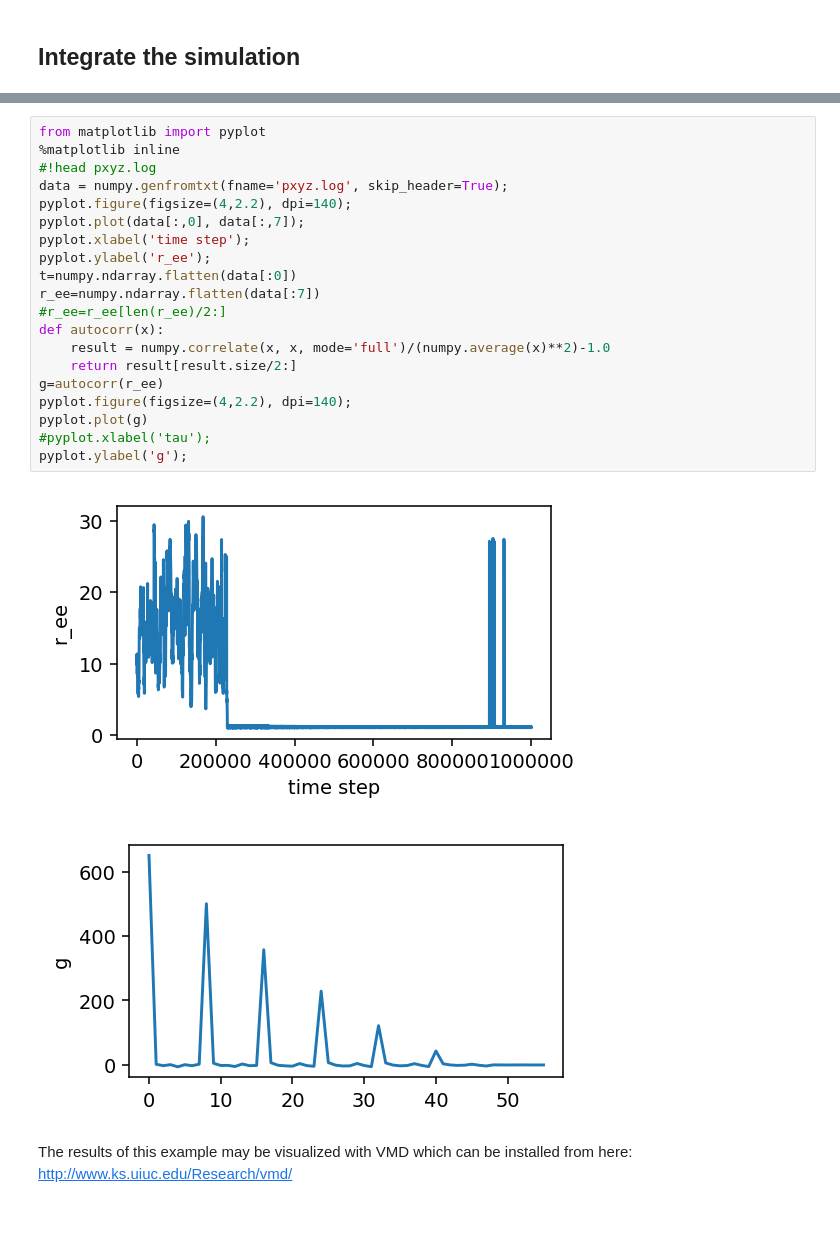
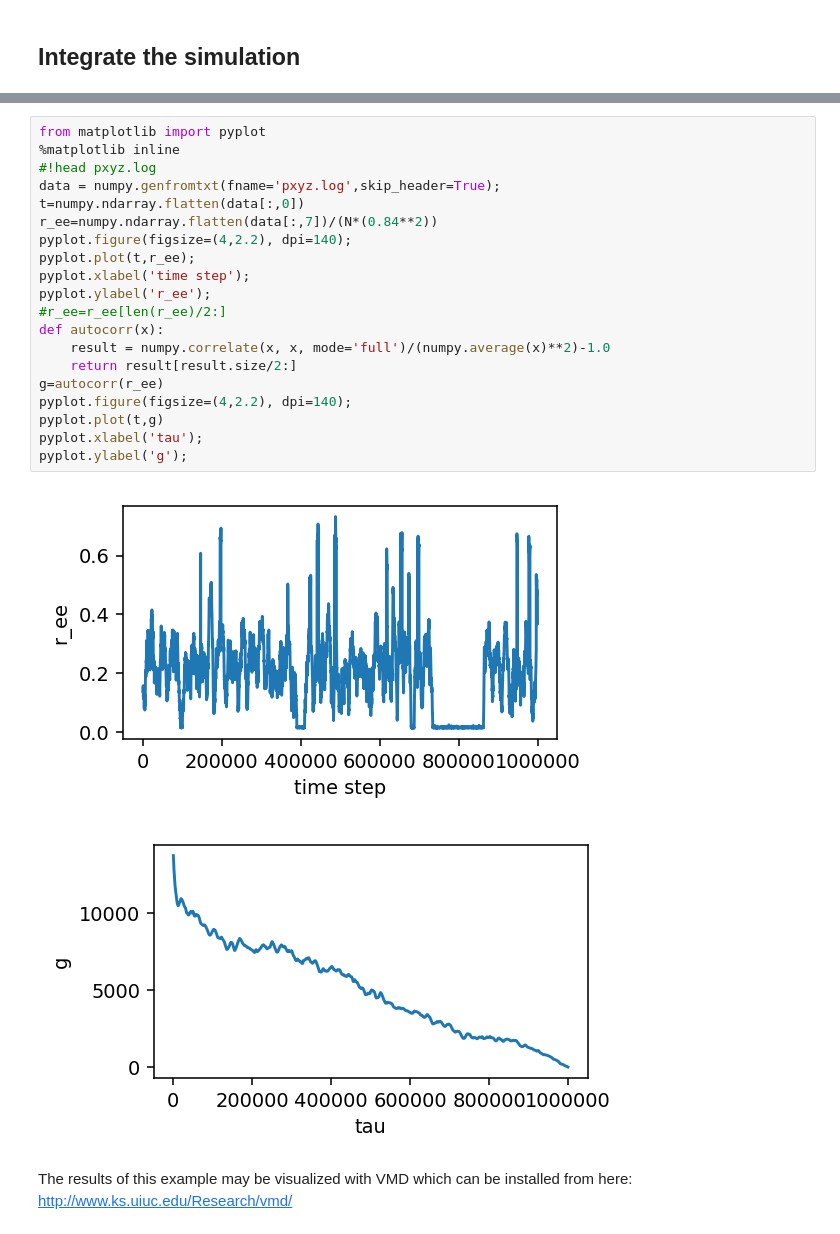
Before and after one commit to mikemhenry/Human-Genome-Model, a Jupyter notebook: create random polymer loop.ipynb, the cells around one changed output, grey strips where cells are left out. Saved outputs shown, nothing was run; the diff lists cells and outputs as text.

```diff
--- a/create random polymer loop.ipynb
+++ b/create random polymer loop.ipynb
@@ -120,26 +120,26 @@ n_min    : 0 / n_max: 9 / n_avg: 0.199219
 # %%
 from matplotlib import pyplot
 %matplotlib inline
 #!head pxyz.log
-data = numpy.genfromtxt(fname='pxyz.log', skip_header=True);
+data = numpy.genfromtxt(fname='pxyz.log',skip_header=True);
+t=numpy.ndarray.flatten(data[:,0])
+r_ee=numpy.ndarray.flatten(data[:,7])/(N*(0.84**2))
 pyplot.figure(figsize=(4,2.2), dpi=140);
-pyplot.plot(data[:,0], data[:,7]);
+pyplot.plot(t,r_ee);
 pyplot.xlabel('time step');
 pyplot.ylabel('r_ee');
-t=numpy.ndarray.flatten(data[:0])
-r_ee=numpy.ndarray.flatten(data[:7])
 #r_ee=r_ee[len(r_ee)/2:]
 def autocorr(x):
     result = numpy.correlate(x, x, mode='full')/(numpy.average(x)**2)-1.0
     return result[result.size/2:]
 g=autocorr(r_ee)
 pyplot.figure(figsize=(4,2.2), dpi=140);
-pyplot.plot(g)
-#pyplot.xlabel('tau');
+pyplot.plot(t,g)
+pyplot.xlabel('tau');
 pyplot.ylabel('g');
 # %% [output]
-[figure, old version]
+[figure, new version]
-[figure, old version]
+[figure, new version]
 # %% [markdown]
 The results of this example may be visualized with VMD which can be installed from here: http://www.ks.uiuc.edu/Research/vmd/
 # %%
```
Also changed, not shown: parts of 5 cells of this notebook, 2 other files.
